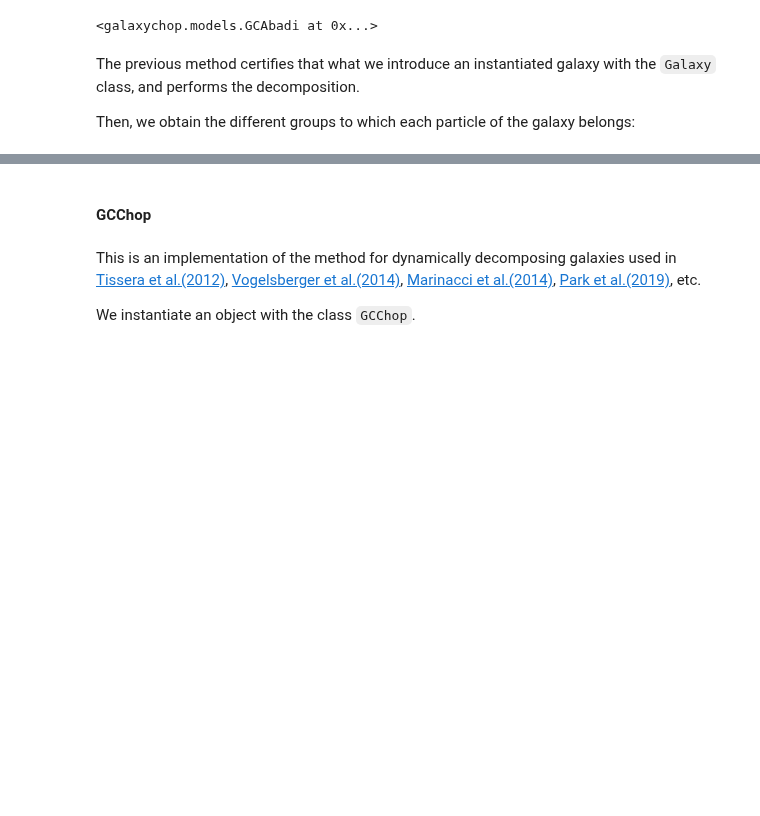
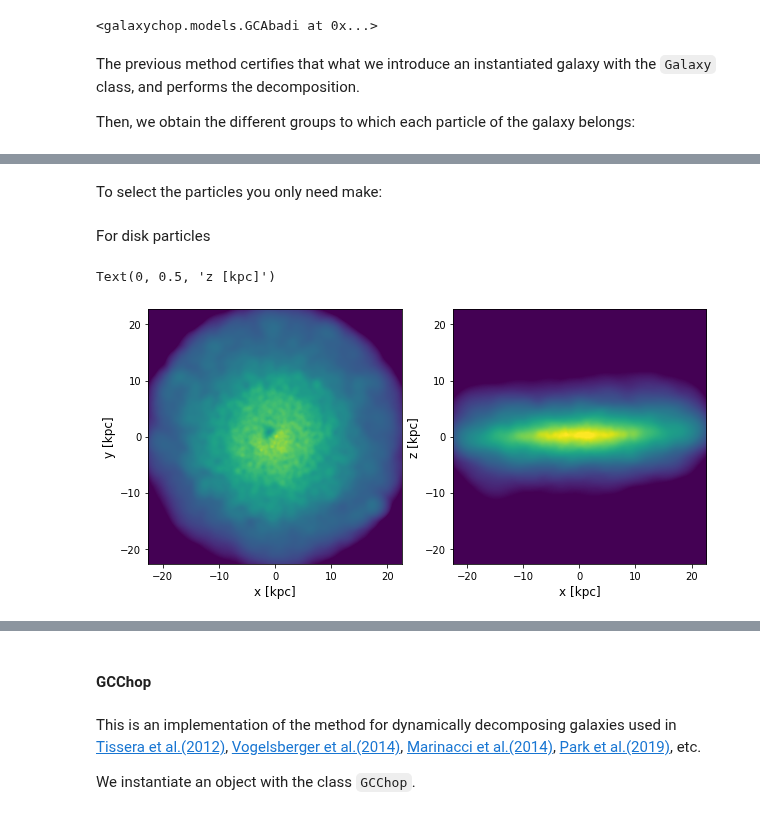
Before and after one commit to vcristiani/galaxy-chop, a Jupyter notebook: docs/source/tutorial.ipynb, the cells around one changed output, grey strips where cells are left out. Cells and saved outputs as stored; diff of their text form; code cells hidden in the pictures; blank space fills up the shorter version.

```diff
--- a/docs/source/tutorial.ipynb
+++ b/docs/source/tutorial.ipynb
@@ -209,0 +230,2 @@ array([-1, -1,  0, ...,  0,  0,  0])
+# %% [markdown]
+To select the particles you only need make:
@@ -209,0 +238,24 @@ array([-1, -1,  0, ...,  0,  0,  0])
+# %% [markdown]
+For disk particles
+# %%
+import matplotlib.pyplot as plt
+from sphviewer.tools import QuickView
+
+fig, ax = plt.subplots(nrows=1, ncols=2, figsize=(10, 5))
+
+qv = QuickView(pos[disk], mass[disk], r="infinity", plot=False)
+img = qv.get_image()
+extent = qv.get_extent()
+ax[0].imshow(img, extent=extent, vmin=5.5, vmax=8.8)
+ax[0].set_xlabel("x [kpc]", fontsize=12)
+ax[0].set_ylabel("y [kpc]", fontsize=12)
+
+qv = QuickView(pos[disk], mass[disk], r="infinity", plot=False, t=90)
+img = qv.get_image()
+extent = qv.get_extent()
+ax[1].imshow(img, extent=extent, vmin=5.5, vmax=8.8)
+ax[1].set_xlabel("x [kpc]", fontsize=12)
+ax[1].set_ylabel("z [kpc]", fontsize=12)
+# %% [output]
+Text(0, 0.5, 'z [kpc]')
+[figure, added]
```
Also changed, not shown: parts of 19 cells of this notebook, 3 other files.
